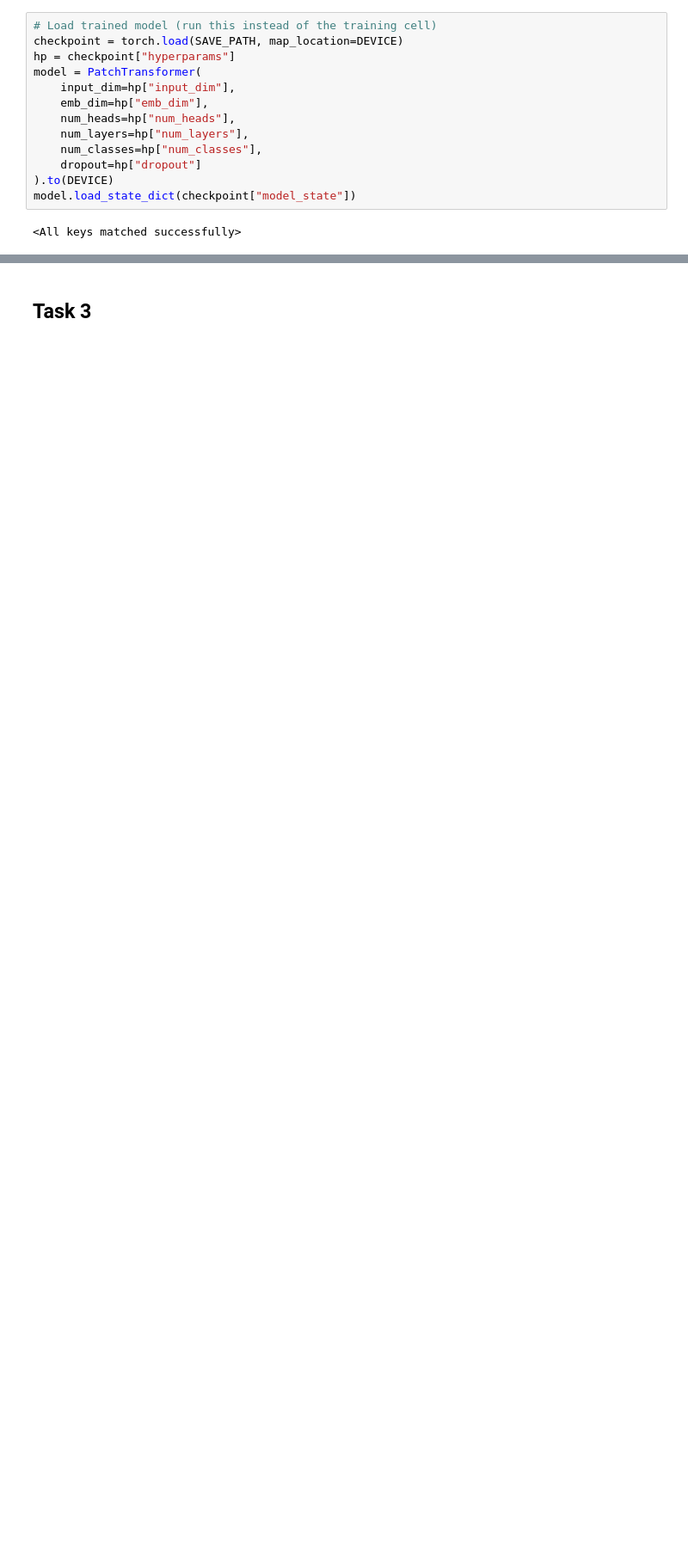
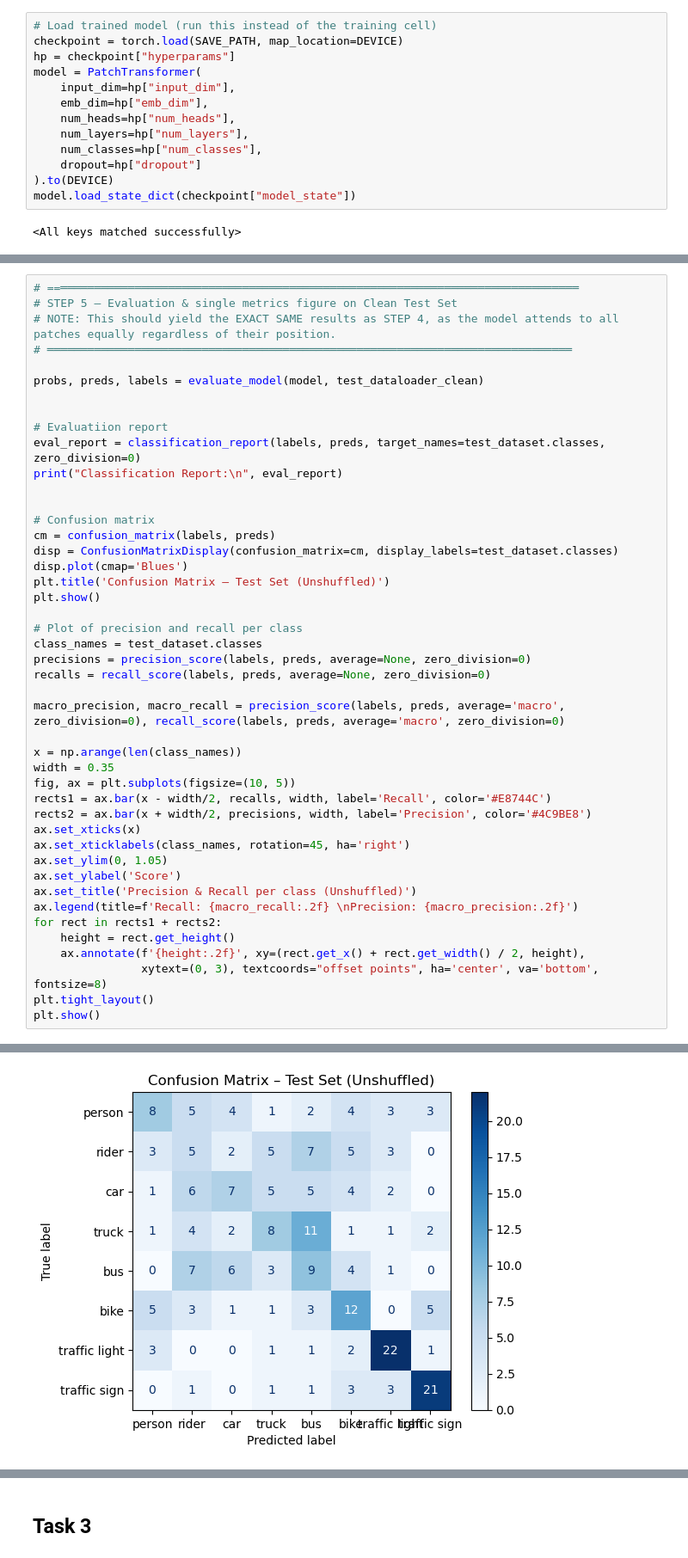
Before and after one commit to ricteland/-2AMM10-A2-Evangelists, a Jupyter notebook: assignment2_skeleton.ipynb, the cells around one changed output, grey strips where cells are left out. Shown at 86% size. Cells and saved outputs as stored; diff of their text form; blank space fills up the shorter version.

```diff
--- a/assignment2_skeleton.ipynb
+++ b/assignment2_skeleton.ipynb
@@ -1331,0 +1330,46 @@ traffic light       0.63      0.73      0.68        30
+# %%
+# ==═════════════════════════════════════════════════════════════════════════════
+# STEP 5 – Evaluation & single metrics figure on Clean Test Set
+# NOTE: This should yield the EXACT SAME results as STEP 4, as the model attends to all patches equally regardless of their position.
+# ══════════════════════════════════════════════════════════════════════════════
+
+probs, preds, labels = evaluate_model(model, test_dataloader_clean)
+
+
+# Evaluatiion report
+eval_report = classification_report(labels, preds, target_names=test_dataset.classes, zero_division=0)
+print("Classification Report:\n", eval_report)
+
+
+# Confusion matrix
+cm = confusion_matrix(labels, preds)
+disp = ConfusionMatrixDisplay(confusion_matrix=cm, display_labels=test_dataset.classes)
+disp.plot(cmap='Blues')
+plt.title('Confusion Matrix – Test Set (Unshuffled)')
+plt.show()
+
+# Plot of precision and recall per class
+class_names = test_dataset.classes
+precisions = precision_score(labels, preds, average=None, zero_division=0)
+recalls = recall_score(labels, preds, average=None, zero_division=0)
+
+macro_precision, macro_recall = precision_score(labels, preds, average='macro', zero_division=0), recall_score(labels, preds, average='macro', zero_division=0)
+
+x = np.arange(len(class_names))
+width = 0.35
+fig, ax = plt.subplots(figsize=(10, 5))
+rects1 = ax.bar(x - width/2, recalls, width, label='Recall', color='#E8744C')
+rects2 = ax.bar(x + width/2, precisions, width, label='Precision', color='#4C9BE8')
+ax.set_xticks(x)
+ax.set_xticklabels(class_names, rotation=45, ha='right')
+ax.set_ylim(0, 1.05)
+ax.set_ylabel('Score')
+ax.set_title('Precision & Recall per class (Unshuffled)')
+ax.legend(title=f'Recall: {macro_recall:.2f} \nPrecision: {macro_precision:.2f}')
+for rect in rects1 + rects2:
+    height = rect.get_height()
+    ax.annotate(f'{height:.2f}', xy=(rect.get_x() + rect.get_width() / 2, height),
+                xytext=(0, 3), textcoords="offset points", ha='center', va='bottom', fontsize=8)
+plt.tight_layout()
+plt.show()
+# %% [output]
@@ -1331,0 +1391 @@ traffic light       0.63      0.73      0.68        30
+[figure, added]
```
Also changed, not shown: parts of 5 cells of this notebook.
